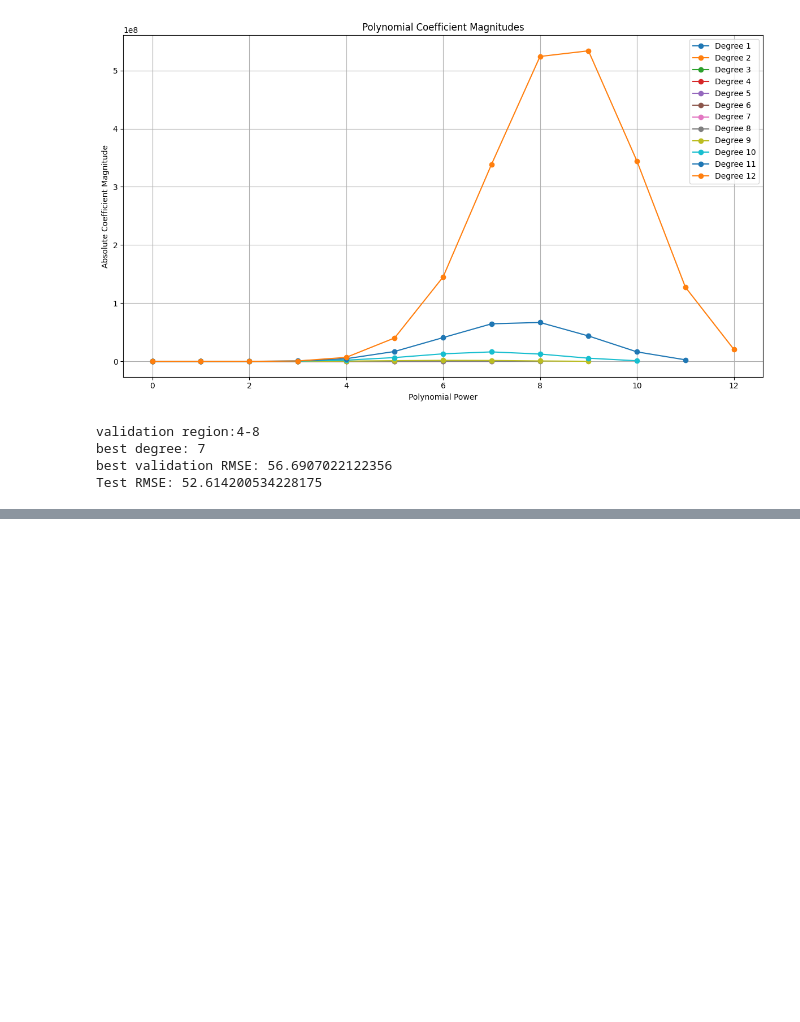
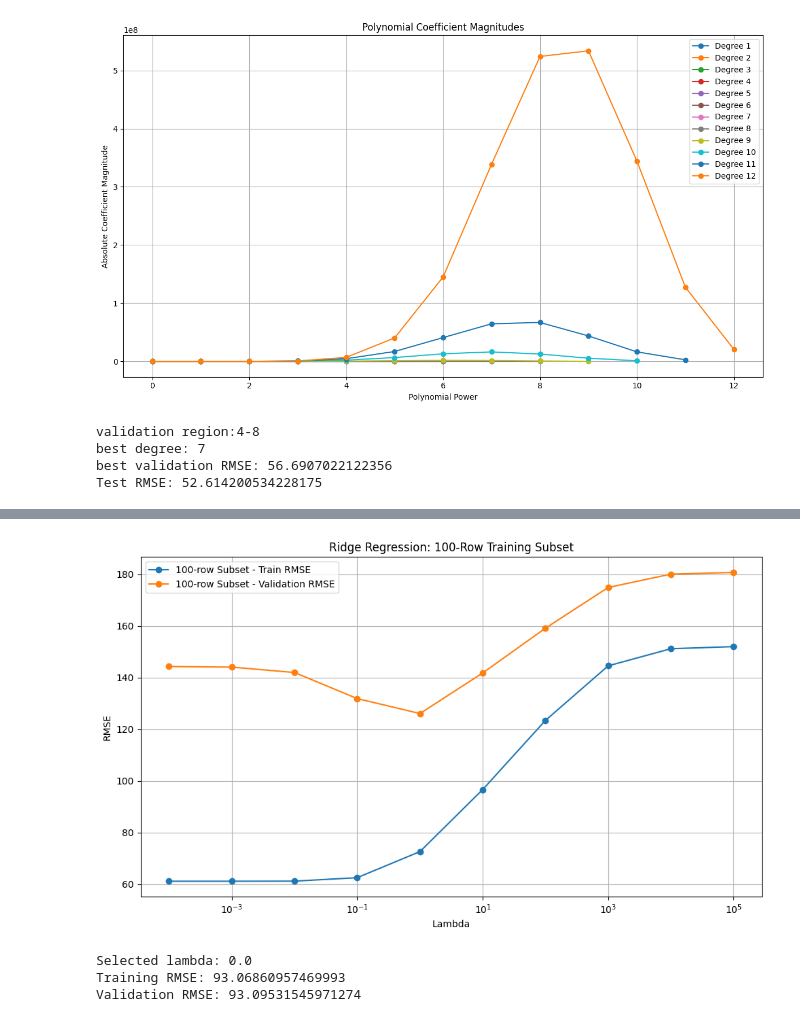
Before and after one commit to suryamanoj4/SMAI-Assignment-2, a Jupyter notebook: SMAI_assign_2.ipynb, the cells around one changed output, grey strips where cells are left out. Saved outputs shown, nothing was run; the diff lists cells and outputs as text; code cells hidden in the pictures; blank space fills up the shorter version.

```diff
--- a/SMAI_assign_2.ipynb
+++ b/SMAI_assign_2.ipynb
@@ -945,0 +1004,7 @@ Test RMSE: 52.614200534228175
+# %%
+# smaple subset sweeps
+rng = np.random.default_rng(seed)
+subset_indices = rng.choice(len(x_train),size=100,replace=False)
+x_train_100 = x_train[subset_indices]
+y_train_100 = y_train.to_numpy(dtype=float)[subset_indices]
+print("100 row subset shape:", x_train_100.shape)
@@ -945,0 +1013,11 @@ Test RMSE: 52.614200534228175
+# %%
+# drop zero variance feeatures
+
+subset_std = np.std(x_train_100, axis=0)
+nonzero_variance_mask=np.ones(x_train_100.shape[1],dtype=bool)
+nonzero_variance_mask[1:]=subset_std[1:]>0
+x_train_100_reduced = x_train_100[:, nonzero_variance_mask]
+x_val_100_reduced = x_val[:, nonzero_variance_mask]
+print("original 100-row feature count:",x_train_100.shape[1])
+print("reduced ferture count:",x_train_100_reduced.shape[1])
+print("removed features which are 0 variance:", np.sum(~nonzero_variance_mask))
@@ -945,0 +1136,42 @@ Test RMSE: 52.614200534228175
+# %%
+# Because λ=0 cannot be displayed on a log x-axis, the plots intentionally replace it with NaN.
+# The tables still contain the λ=0 result.
+
+plt.figure(figsize=(10, 6))
+plt.semilogx(
+    ridge_100_table["Lambda"].replace(0, np.nan),
+    ridge_100_table["Training RMSE"],
+    marker="o",
+    label="100-row Subset - Train RMSE"
+)
+plt.semilogx(
+    ridge_100_table["Lambda"].replace(0, np.nan),
+    ridge_100_table["Validation RMSE"],
+    marker="o",
+    label="100-row Subset - Validation RMSE"
+)
+plt.xlabel("Lambda")
+plt.ylabel("RMSE")
+plt.title("Ridge Regression: 100-Row Training Subset")
+plt.legend()
+plt.grid(True)
+plt.tight_layout()
+plt.show()
+# %% [output]
+[figure, added]
+# %%
+# Select lambda using validation RMSE on the full training set
+
+best_full_result = min(
+    ridge_full_results,
+    key=lambda result: result["val_rmse"]
+)
+best_lambda = best_full_result["lambda"]
+best_ridge_weights = best_full_result["weights"]
+print("Selected lambda:", best_lambda)
+print("Training RMSE:", best_full_result["train_rmse"])
+print("Validation RMSE:", best_full_result["val_rmse"])
+# %% [output]
+Selected lambda: 0.0
+Training RMSE: 93.06860957469993
+Validation RMSE: 93.09531545971274
```
Also changed, not shown: parts of 101 cells of this notebook.
